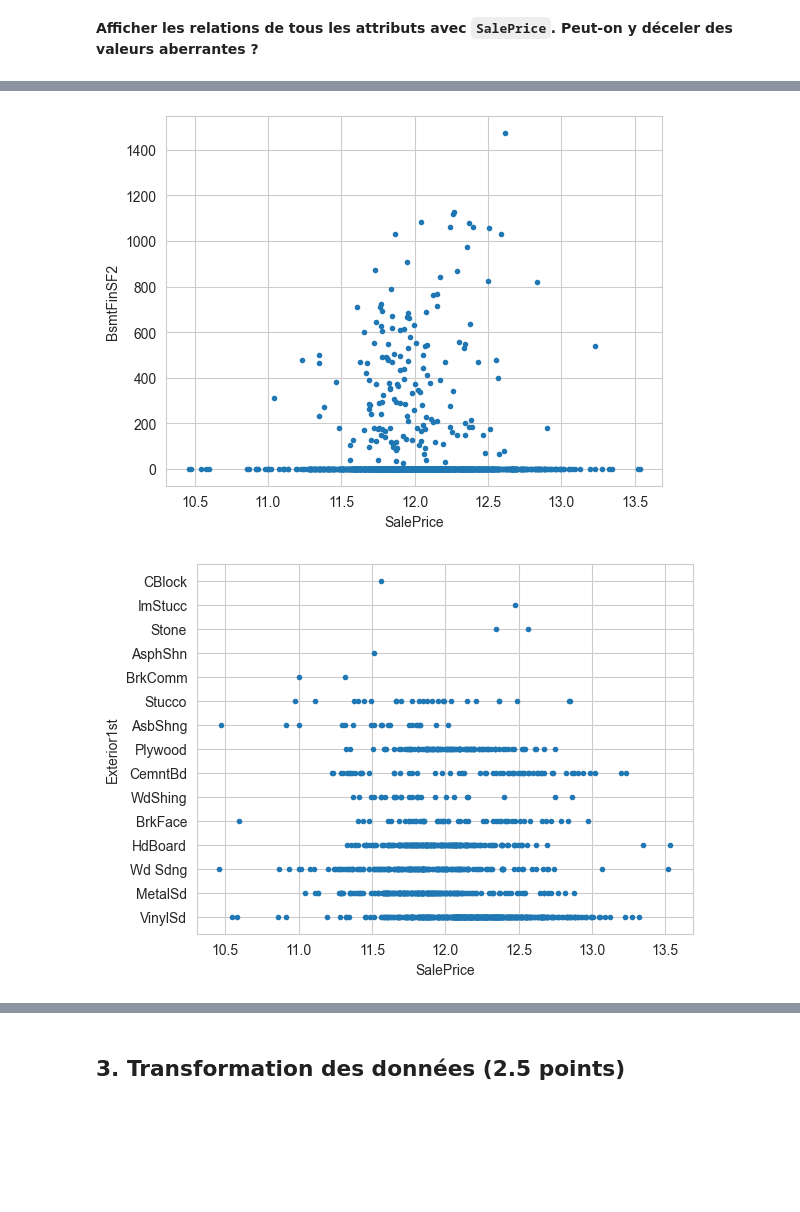
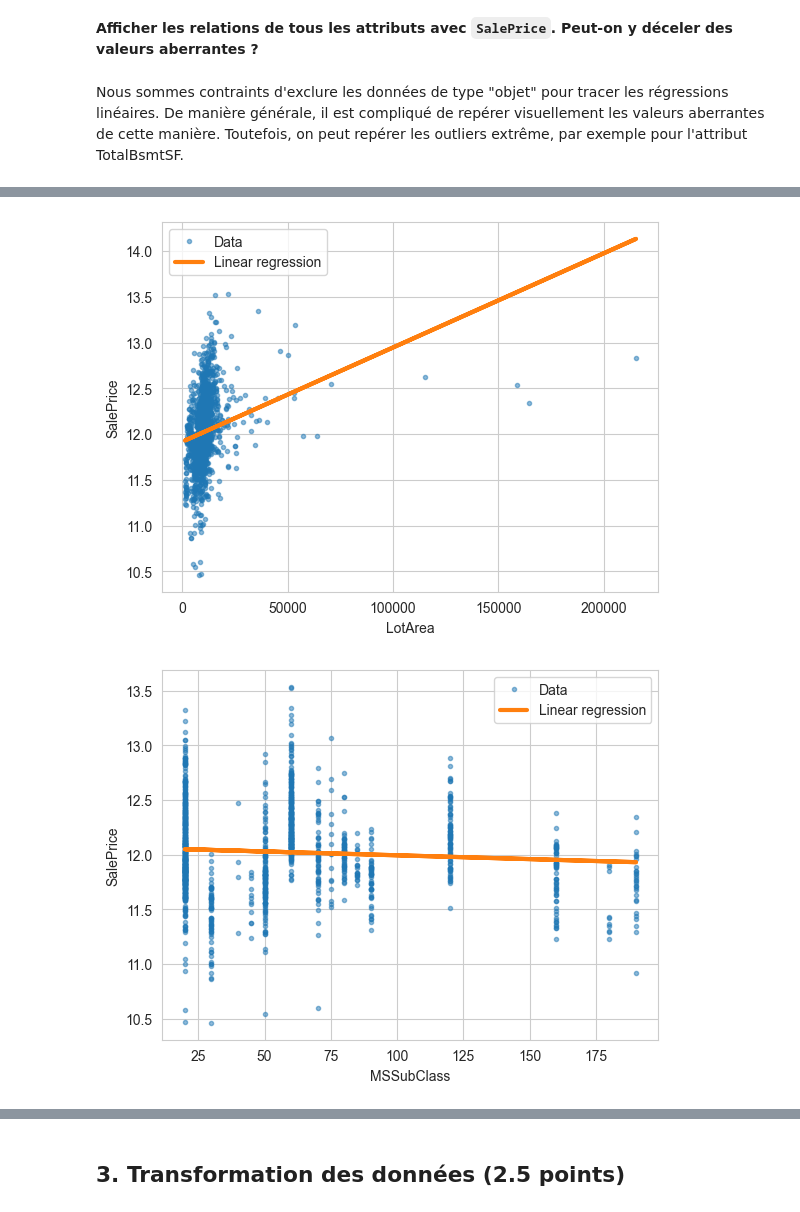
Before and after one commit to marcomudenge/Spark_GCP_Market_Basket_Analysis, a Jupyter notebook: TP1.ipynb, the cells around one changed output, grey strips where cells are left out. Drawn from its saved outputs; the diff is of its cells as text; code cells hidden in the pictures; blank space fills up the shorter version.

```diff
--- a/TP1.ipynb
+++ b/TP1.ipynb
@@ -294,20 +294,34 @@ Ici comme nous allons réaliser une régression linéaire, nous allons visuellem
 On sait que l'on veut effectuer une régression linéaire pour prédire `SalePrice`. On peut donc visualiser les valeurs de chaque attribut en fonction de `SalePrice` pour détecter la présence de valeurs aberrantes.
 
 **Implémenter la fonction `plot_line`. Elle doit permettre de visualiser la relation entre un attribut donné et `SalePrice`.**
-# %%
-def plot_line(attr):
-    """
-    Affiche la relation entre attr et SalePrice
-
-    :param attr: attribut à comparer à SalePrice
-    """
-    plt.plot(df['SalePrice'], df[attr], '.', ls='')
-    plt.xlabel('SalePrice')
-    plt.ylabel(attr)
-    plt.show()
+# %%
+def plot_line(attr):
+    """
+    Affiche la relation entre attr et SalePrice
+
+    :param attr: attribut à comparer à SalePrice
+    """
+    df_copy = df.copy(deep=True)
+    df_copy.dropna(inplace=True) # drops NaN values that are not useful for the regression
+    regr = linear_model.LinearRegression() # trains the regression model
+    x = np.array(df_copy[attr]).reshape(-1, 1) # needs to reshape for applying sklearn fit function
+    y = np.array(df_copy['SalePrice']).reshape(-1, 1)
+    regr.fit(x, y) # fits the regression model
+    SalePrice_pred = regr.predict(x) # linear regression curve y values
+
+    ### Plotting ###
+    plt.plot(df_copy[attr], df_copy['SalePrice'], '.', ls='', label="Data", alpha=0.5)
+    plt.plot(df_copy[attr], SalePrice_pred, linewidth=3, label="Linear regression")
+    plt.ylabel('SalePrice')
+    plt.xlabel(attr)
+    plt.legend()
+    plt.show()
 # %% [markdown]
 **Afficher les relations de tous les attributs avec `SalePrice`. Peut-on y déceler des valeurs aberrantes ?**
+# %% [markdown]
+Nous sommes contraints d'exclure les données de type "objet" pour tracer les régressions linéaires. De manière générale, il est compliqué de repérer visuellement les valeurs aberrantes de cette manière. Toutefois, on peut repérer les outliers extrême, par exemple pour l'attribut TotalBsmtSF.
 # %%
-for col in list(df.columns.difference(['SalePrice'])):
+# we exclude columns that are categorical
+for col in list(df.columns.difference(['MSZoning', 'LotConfig', 'BldgType','Exterior1st','SalePrice'])):
     plot_line(col)
 # %% [output]
@@ -315,2 +329,2 @@ for col in list(df.columns.difference(['SalePrice'])):
-[figure, old version]
+[figure, new version]
-[figure, old version]
+[figure, new version]
```
Also changed, not shown: parts of 27 cells of this notebook.
